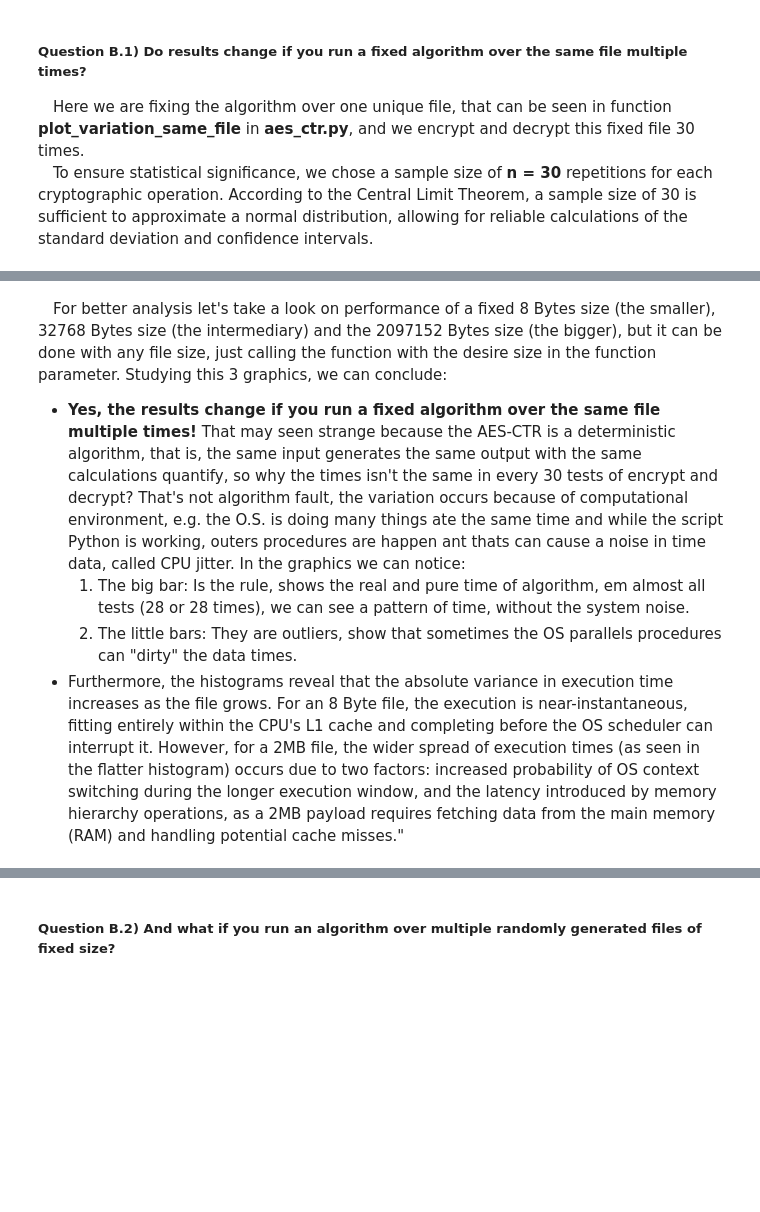
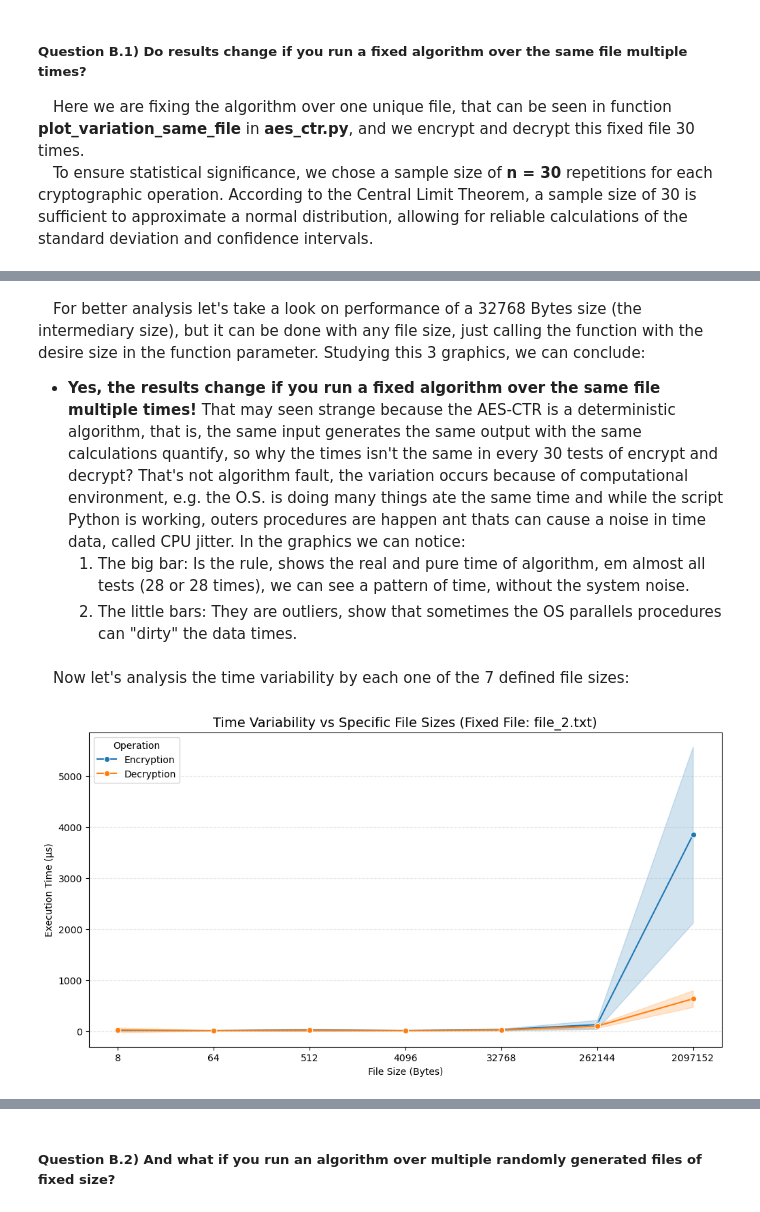
Before and after one commit to amandacalu/SeP-TP1, a Jupyter notebook: 04 - notebooks/assigment1.ipynb, the cells around one changed output, grey strips where cells are left out. Saved outputs shown, nothing was run; the diff lists cells and outputs as text; code cells hidden in the pictures; blank space fills up the shorter version.

```diff
--- a/04 - notebooks/assigment1.ipynb
+++ b/04 - notebooks/assigment1.ipynb
@@ -54,6 +50,11 @@ plot_variation_same_file(df,2097152,'file_3.txt')
 # %% [markdown]
-&emsp;For better analysis let's take a look on performance of a fixed 8 Bytes size (the smaller), 32768 Bytes size (the intermediary) and the 2097152 Bytes size (the bigger), but it can be done with any file size, just calling the function with the desire size in the function parameter. Studying this 3 graphics, we can conclude:
+&emsp;For better analysis let's take a look on performance of a 32768 Bytes size (the intermediary size), but it can be done with any file size, just calling the function with the desire size in the function parameter. Studying this 3 graphics, we can conclude:
 - **Yes, the results change if you run a fixed algorithm over the same file multiple times!** That may seen strange because the AES-CTR is a deterministic algorithm, that is, the same input generates the same output with the same calculations quantify, so why the times isn't the same in every 30 tests of encrypt and decrypt? That's not algorithm fault, the variation occurs because of computational environment, e.g. the O.S. is doing many things ate the same time and while the script Python is working, outers procedures are happen ant thats can cause a noise in time data, called CPU jitter. In the graphics we can notice:
     1) The big bar: Is the rule, shows the real and pure time of algorithm, em almost all tests (28 or 28 times), we can see a pattern of time, without the system noise.
     2) The little bars: They are outliers, show that sometimes the OS parallels procedures can "dirty" the data times.
-- Furthermore, the histograms reveal that the absolute variance in execution time increases as the file grows. For an 8 Byte file, the execution is near-instantaneous, fitting entirely within the CPU's L1 cache and completing before the OS scheduler can interrupt it. However, for a 2MB file, the wider spread of execution times (as seen in the flatter histogram) occurs due to two factors: increased probability of OS context switching during the longer execution window, and the latency introduced by memory hierarchy operations, as a 2MB payload requires fetching data from the main memory (RAM) and handling potential cache misses."
+# %% [markdown]
+&emsp;Now let's analysis the time variability by each one of the 7 defined file sizes:
+# %%
+plot_variation_fixed_file_categorical(df,'file_2.txt')
+# %% [output]
+[figure, added]
```
Also changed, not shown: parts of 9 cells of this notebook, 1 other file.
